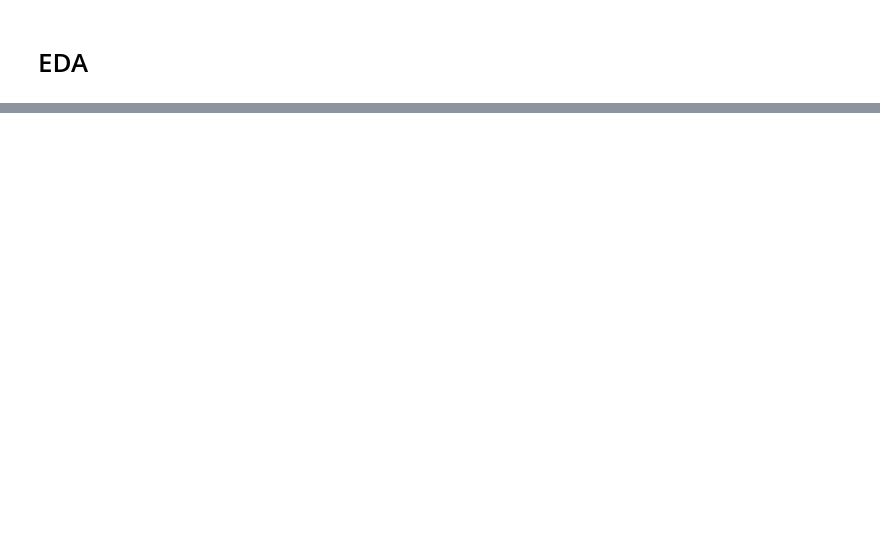
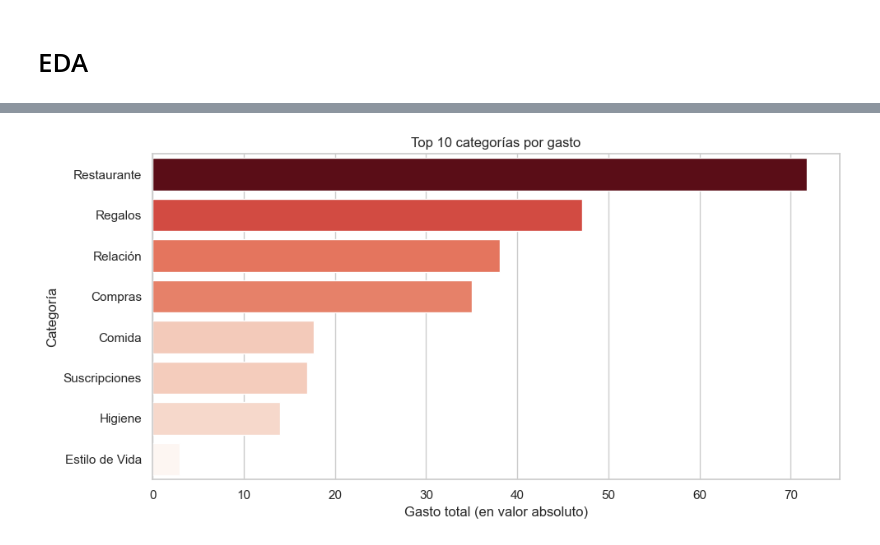
Before and after one commit to SyM97/MONEFY_PROYECT, a Jupyter notebook: monefy_eda.ipynb, the cells around one changed output, grey strips where cells are left out. Saved outputs shown, nothing was run; the diff lists cells and outputs as text; code cells hidden in the pictures; blank space fills up the shorter version.

```diff
--- a/monefy_eda.ipynb
+++ b/monefy_eda.ipynb
@@ -251,0 +93,2 @@ plt.show()
+# %%
+df2 = df.copy()
@@ -251,0 +200,14 @@ plt.show()
+# %%
+## Gastos por categoría
+gastos_por_categoria = (
+    df_real[df_real["tipo_movimiento"] == "gasto"]
+    .groupby("category")
+    .agg(
+        gasto_total=("gasto_abs", "sum"),
+        n_movimientos=("gasto_abs", "count")
+    )
+    .sort_values("gasto_total", ascending=False)
+)
+
+print("\nGastos por categoría:")
+print(gastos_por_categoria)
@@ -252 +287,41 @@ plt.show()
+# %%
+## Gráfico de barras: gastos por categoría (top 10)
+
+gastos_cat_plot = gastos_por_categoria.reset_index().copy()
+
+# Nos quedamos con las 10 categorías con más gasto
+top_n = 10
+gastos_cat_plot = gastos_cat_plot.head(top_n)
+
+# Normalizar los valores de gasto para mapearlos a un degradado
+norm = colors.Normalize(
+    vmin=gastos_cat_plot["gasto_total"].min(),
+    vmax=gastos_cat_plot["gasto_total"].max()
+)
+cmap = cm.Reds  # mapa de color en rojos
+
+# Convertimos a lista para que seaborn no se queje
+colors_array = cmap(norm(gastos_cat_plot["gasto_total"]))
+colors_list = [tuple(c) for c in colors_array]
+
+# Creamos un diccionario categoría -> color
+palette_dict = dict(zip(gastos_cat_plot["category"], colors_list))
+
+plt.figure(figsize=(10, 5))
+sns.barplot(
+    data=gastos_cat_plot,
+    x="gasto_total",
+    y="category",
+    hue="category",           # así contentamos a seaborn
+    dodge=False,
+    palette=palette_dict,
+    legend=False              # ocultamos la leyenda porque no aporta nada
+)
+plt.title(f"Top {top_n} categorías por gasto")
+plt.xlabel("Gasto total (en valor absoluto)")
+plt.ylabel("Categoría")
+plt.tight_layout()
+plt.show()
+# %% [output]
+[figure, added]
 # %%
```
Also changed, not shown: parts of 41 cells of this notebook, 1 other file.
